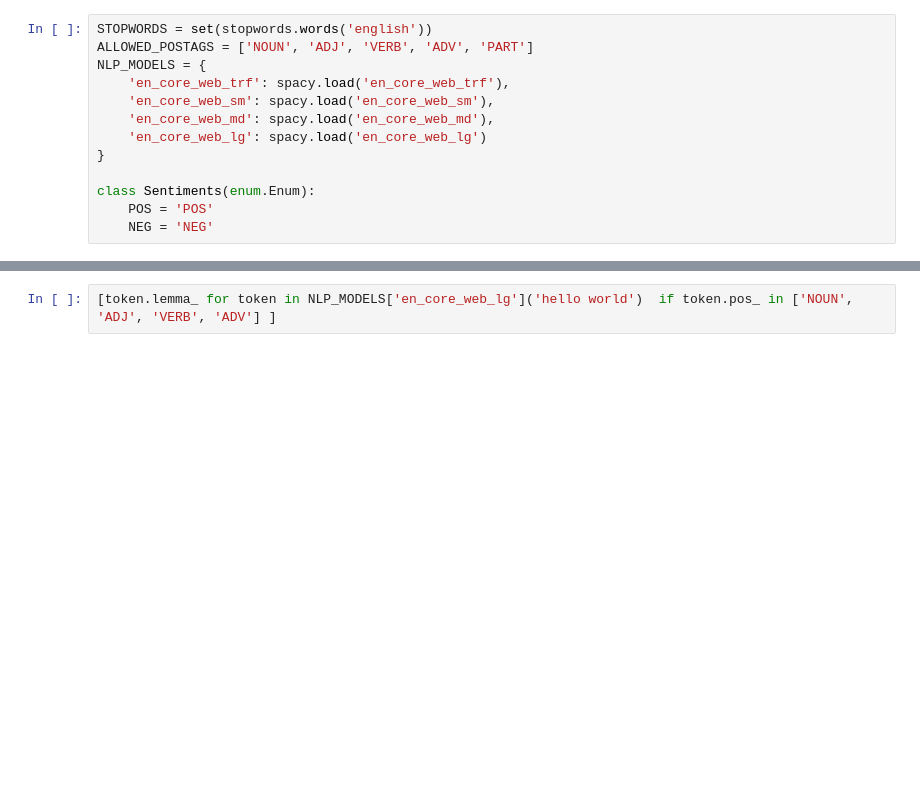
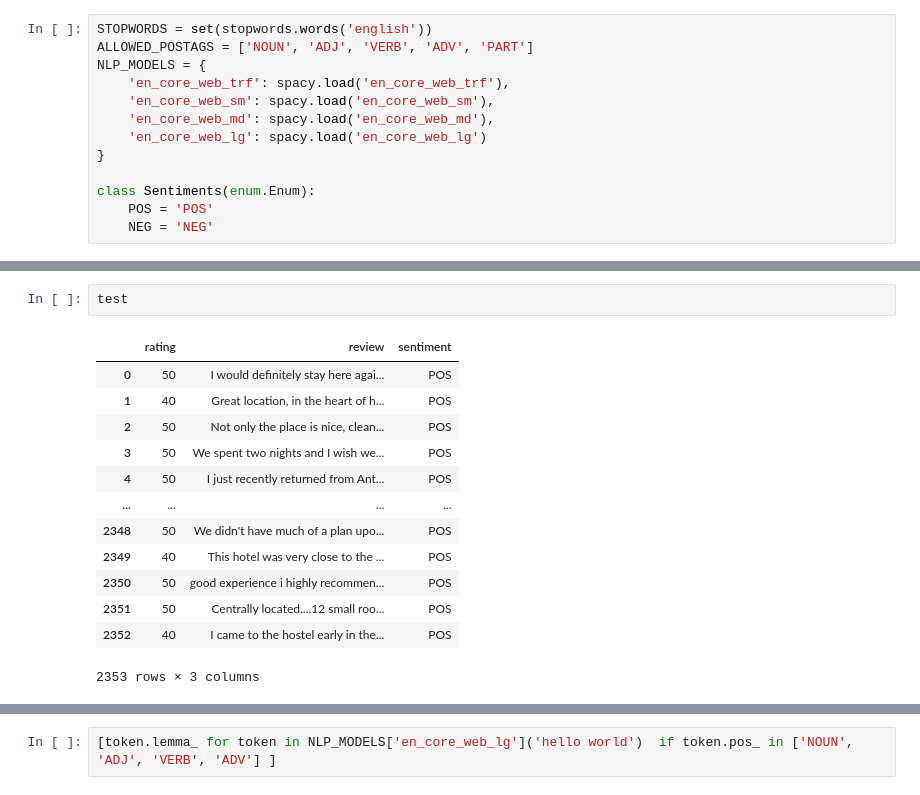
Before and after one commit to EquipoAlfaBuenaMaravillaOndaDinamita/cmiads-tmnlp-h3, a Jupyter notebook: model.ipynb, the cells around one changed output, grey strips where cells are left out. Saved outputs shown, nothing was run; the diff lists cells and outputs as text; blank space fills up the shorter version.

```diff
--- a/model.ipynb
+++ b/model.ipynb
@@ -237,0 +356,16 @@ SPACE|space
+# %%
+test
+# %% [output]
+|  | rating | review | sentiment |
+| 0 | 50 | I would definitely stay here agai... | POS |
+| 1 | 40 | Great location, in the heart of h... | POS |
+| 2 | 50 | Not only the place is nice, clean... | POS |
+| 3 | 50 | We spent two nights and I wish we... | POS |
+| 4 | 50 | I just recently returned from Ant... | POS |
+| ... | ... | ... | ... |
+| 2348 | 50 | We didn't have much of a plan upo... | POS |
+| 2349 | 40 | This hotel was very close to the ... | POS |
+| 2350 | 50 | good experience i highly recommen... | POS |
+| 2351 | 50 | Centrally located....12 small roo... | POS |
+| 2352 | 40 | I came to the hostel early in the... | POS |
+2353 rows × 3 columns
```
Also changed, not shown: parts of 30 cells of this notebook, 1 other file.
